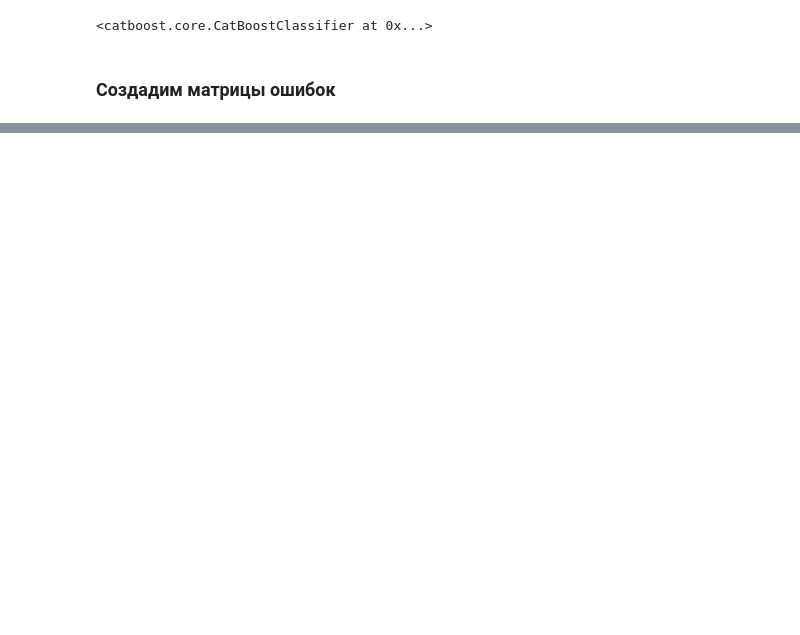
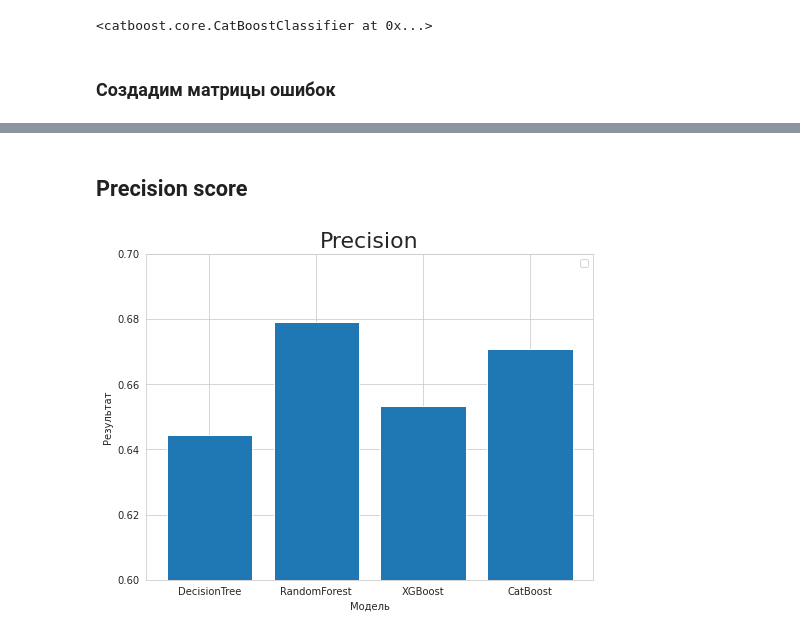
Before and after one commit to rav1ll/E-Commerce-Shipping-Data, a Jupyter notebook: final-project.ipynb, the cells around one changed output, grey strips where cells are left out. Drawn from its saved outputs; the diff is of its cells as text; code cells hidden in the pictures; blank space fills up the shorter version.

```diff
--- a/final-project.ipynb
+++ b/final-project.ipynb
@@ -490,0 +437,15 @@ cmap = sns.light_palette("blue", as_cmap=True)
+# %% [markdown]
+## Precision score
+# %%
+names = ['DecisionTree', 'RandomForest', 'XGBoost', 'CatBoost']
+results = [DecisionTree_precisionscore, RandomForest_precisionscore, XGBoost_precisionscore, CatBoost_precisionscore]
+plt.figure(figsize=(8,6))
+plt.bar(names,results)
+plt.xlabel("Модель")
+plt.ylim((0.6,0.7))
+plt.ylabel("Результат")
+plt.title("Precision", fontsize=22)
+plt.legend()
+plt.show()
+# %% [output]
+[figure, added]
```
Also changed, not shown: parts of 38 cells of this notebook, 2 other files.
